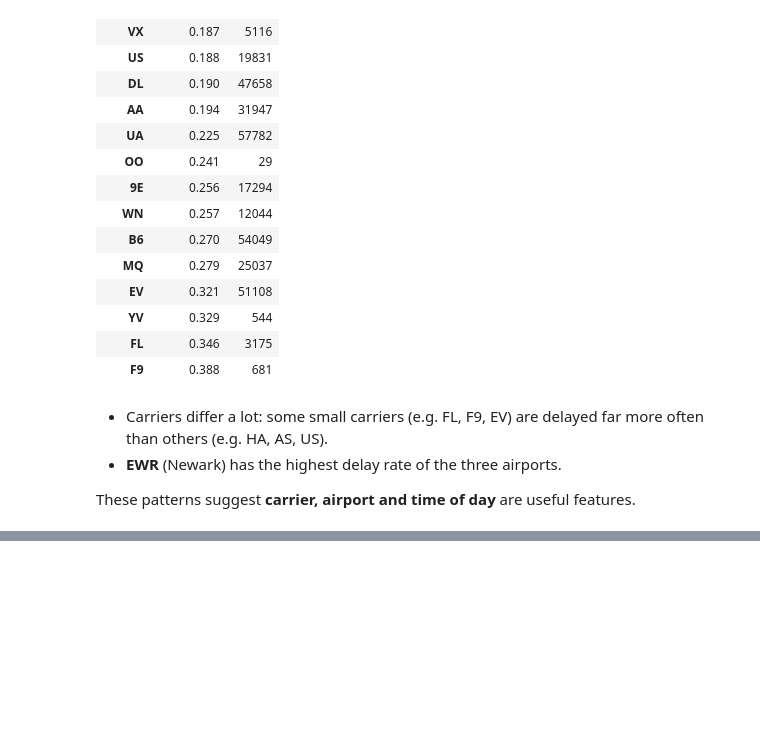
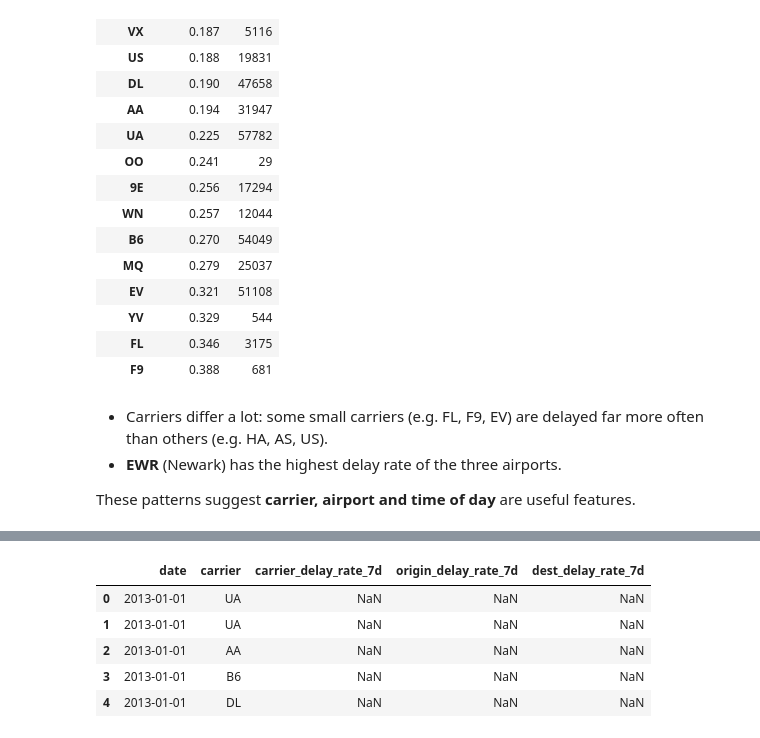
Before and after one commit to mayank-pillai-99/flight-delay-prediction, a Jupyter notebook: flight_delay_prediction.ipynb, the cells around one changed output, grey strips where cells are left out. Drawn from its saved outputs; the diff is of its cells as text; code cells hidden in the pictures; blank space fills up the shorter version.

```diff
--- a/flight_delay_prediction.ipynb
+++ b/flight_delay_prediction.ipynb
@@ -210,0 +285,20 @@ These patterns suggest **carrier, airport and time of day** are useful features.
+# %%
+def add_past_delay_rate(df, col, window=7):
+    """Share of delayed flights for each value of `col` over the previous `window` days (today excluded)."""
+    daily = df.groupby([col, "date"])["delayed"].mean().reset_index().sort_values([col, "date"])
+    new_col = f"{col}_delay_rate_7d"
+    daily[new_col] = (daily.groupby(col)["delayed"]
+                           .transform(lambda s: s.shift(1).rolling(window, min_periods=1).mean()))
+    return df.merge(daily[[col, "date", new_col]], on=[col, "date"], how="left")
+
+for col in ["carrier", "origin", "dest"]:
+    df = add_past_delay_rate(df, col)
+
+df[["date", "carrier", "carrier_delay_rate_7d", "origin_delay_rate_7d", "dest_delay_rate_7d"]].head()
+# %% [output]
+|  | date | carrier | carrier_delay_rate_7d | origin_delay_rate_7d | dest_delay_rate_7d |
+| 0 | 2013-01-01 | UA | NaN | NaN | NaN |
+| 1 | 2013-01-01 | UA | NaN | NaN | NaN |
+| 2 | 2013-01-01 | AA | NaN | NaN | NaN |
+| 3 | 2013-01-01 | B6 | NaN | NaN | NaN |
+| 4 | 2013-01-01 | DL | NaN | NaN | NaN |
```
Also changed, not shown: parts of 11 cells of this notebook, 1 other file.
